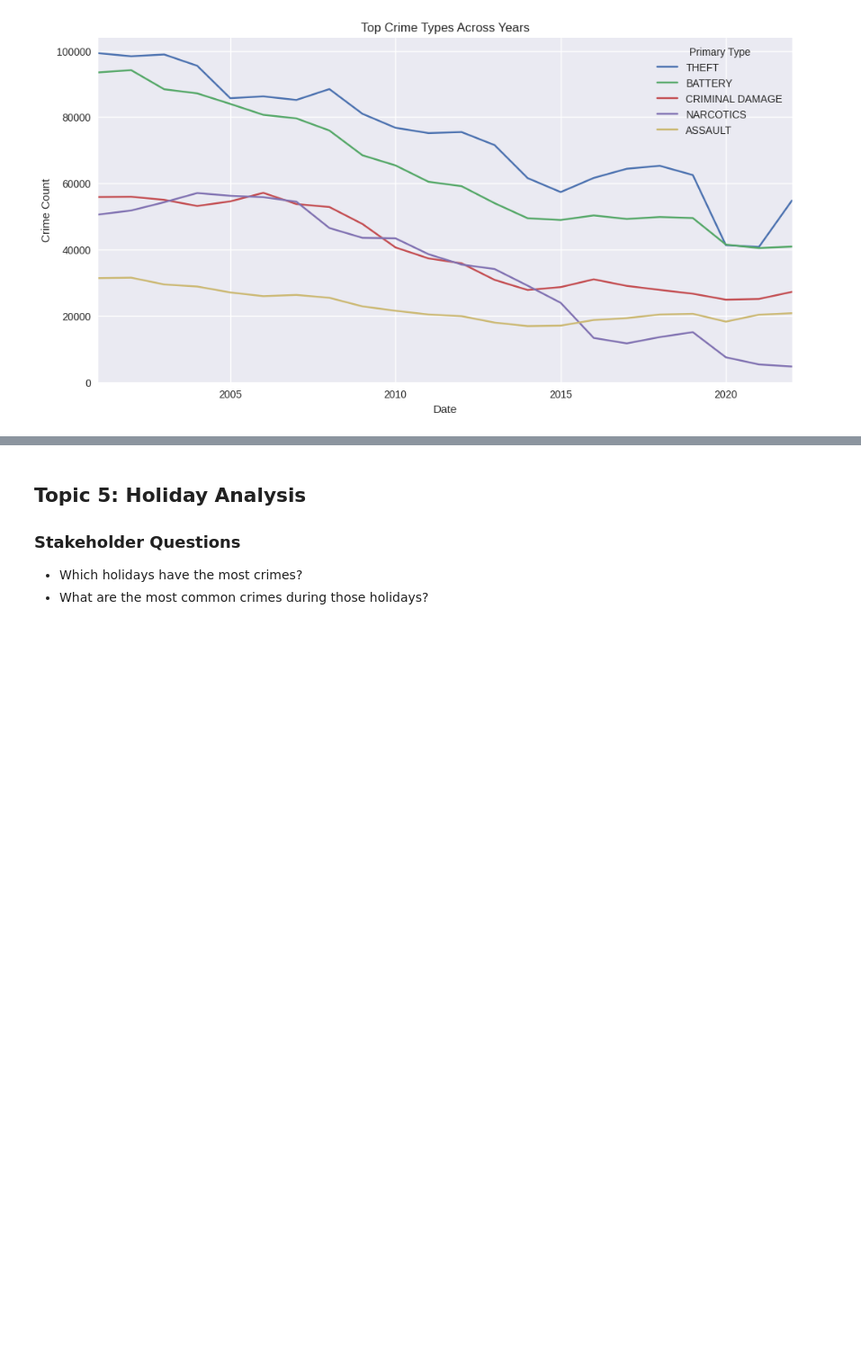
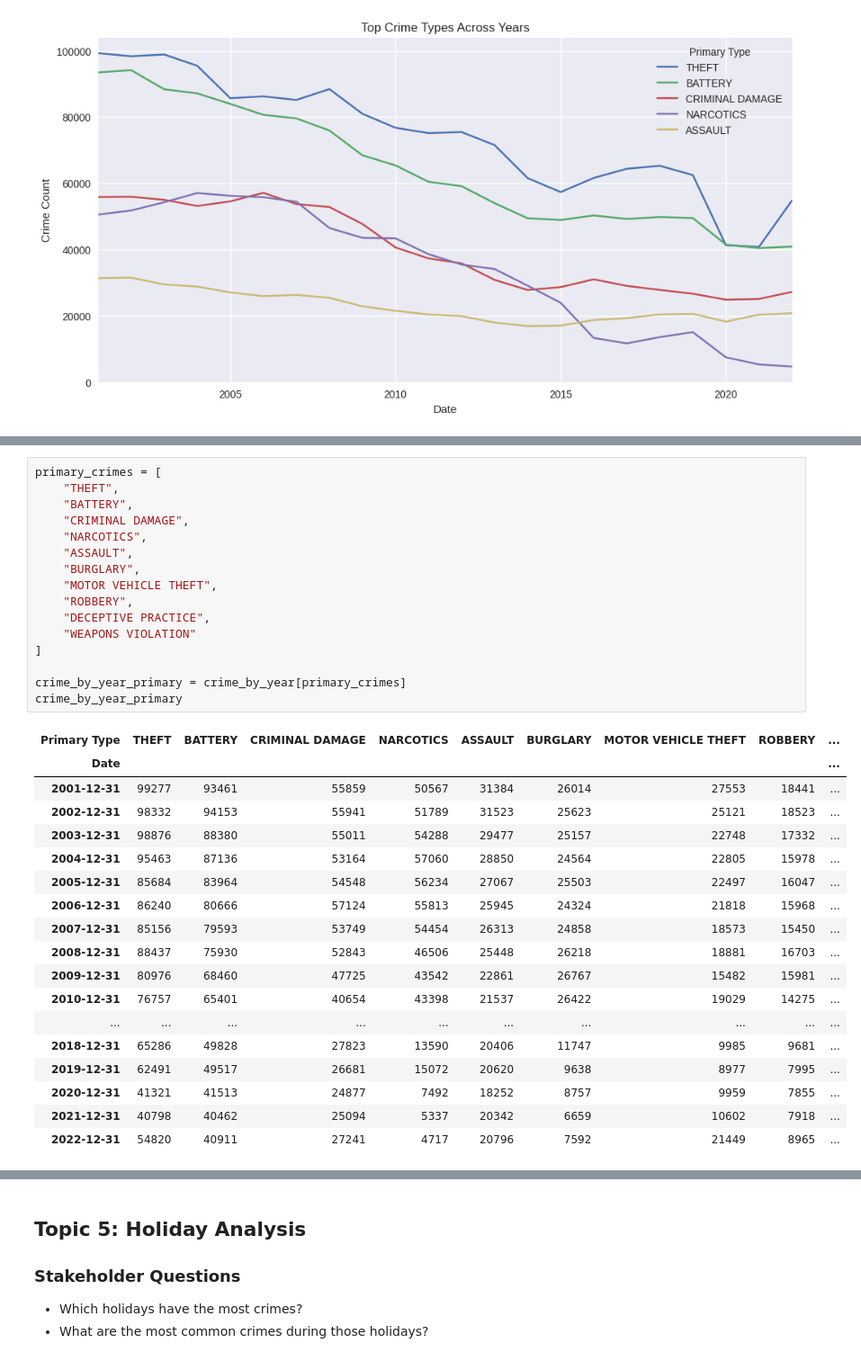
Before and after one commit to Maryam-Skaik/chicago-crime-time-series-analysis, a Jupyter notebook: notebook/chicago_crime_time_series_analysis.ipynb, the cells around one changed output, grey strips where cells are left out. Shown at 90% size. Saved outputs shown, nothing was run; the diff lists cells and outputs as text; blank space fills up the shorter version.

```diff
--- a/notebook/chicago_crime_time_series_analysis.ipynb
+++ b/notebook/chicago_crime_time_series_analysis.ipynb
@@ -442,3 +419,38 @@ crime_by_year
+# %%
+primary_crimes = [
+    "THEFT",
+    "BATTERY",
+    "CRIMINAL DAMAGE",
+    "NARCOTICS",
+    "ASSAULT",
+    "BURGLARY",
+    "MOTOR VEHICLE THEFT",
+    "ROBBERY",
+    "DECEPTIVE PRACTICE",
+    "WEAPONS VIOLATION"
+]
+
+crime_by_year_primary = crime_by_year[primary_crimes]
+crime_by_year_primary
+# %% [output]
+| Primary Type | THEFT | BATTERY | CRIMINAL DAMAGE | NARCOTICS | ASSAULT | BURGLARY | MOTOR VEHICLE THEFT | ROBBERY | ... |
+| Date |  |  |  |  |  |  |  |  | ... |
+| 2001-12-31 | 99277 | 93461 | 55859 | 50567 | 31384 | 26014 | 27553 | 18441 | ... |
+| 2002-12-31 | 98332 | 94153 | 55941 | 51789 | 31523 | 25623 | 25121 | 18523 | ... |
+| 2003-12-31 | 98876 | 88380 | 55011 | 54288 | 29477 | 25157 | 22748 | 17332 | ... |
+| 2004-12-31 | 95463 | 87136 | 53164 | 57060 | 28850 | 24564 | 22805 | 15978 | ... |
+| 2005-12-31 | 85684 | 83964 | 54548 | 56234 | 27067 | 25503 | 22497 | 16047 | ... |
+| 2006-12-31 | 86240 | 80666 | 57124 | 55813 | 25945 | 24324 | 21818 | 15968 | ... |
+| 2007-12-31 | 85156 | 79593 | 53749 | 54454 | 26313 | 24858 | 18573 | 15450 | ... |
+| 2008-12-31 | 88437 | 75930 | 52843 | 46506 | 25448 | 26218 | 18881 | 16703 | ... |
+| 2009-12-31 | 80976 | 68460 | 47725 | 43542 | 22861 | 26767 | 15482 | 15981 | ... |
+| 2010-12-31 | 76757 | 65401 | 40654 | 43398 | 21537 | 26422 | 19029 | 14275 | ... |
+| ... | ... | ... | ... | ... | ... | ... | ... | ... | ... |
+| 2018-12-31 | 65286 | 49828 | 27823 | 13590 | 20406 | 11747 | 9985 | 9681 | ... |
+| 2019-12-31 | 62491 | 49517 | 26681 | 15072 | 20620 | 9638 | 8977 | 7995 | ... |
+| 2020-12-31 | 41321 | 41513 | 24877 | 7492 | 18252 | 8757 | 9959 | 7855 | ... |
+| 2021-12-31 | 40798 | 40462 | 25094 | 5337 | 20342 | 6659 | 10602 | 7918 | ... |
+| 2022-12-31 | 54820 | 40911 | 27241 | 4717 | 20796 | 7592 | 21449 | 8965 | ... |
 # %% [markdown]
 #### Crime Trend Analysis (Time Series)
 
```
Also changed, not shown: parts of 6 cells of this notebook.
